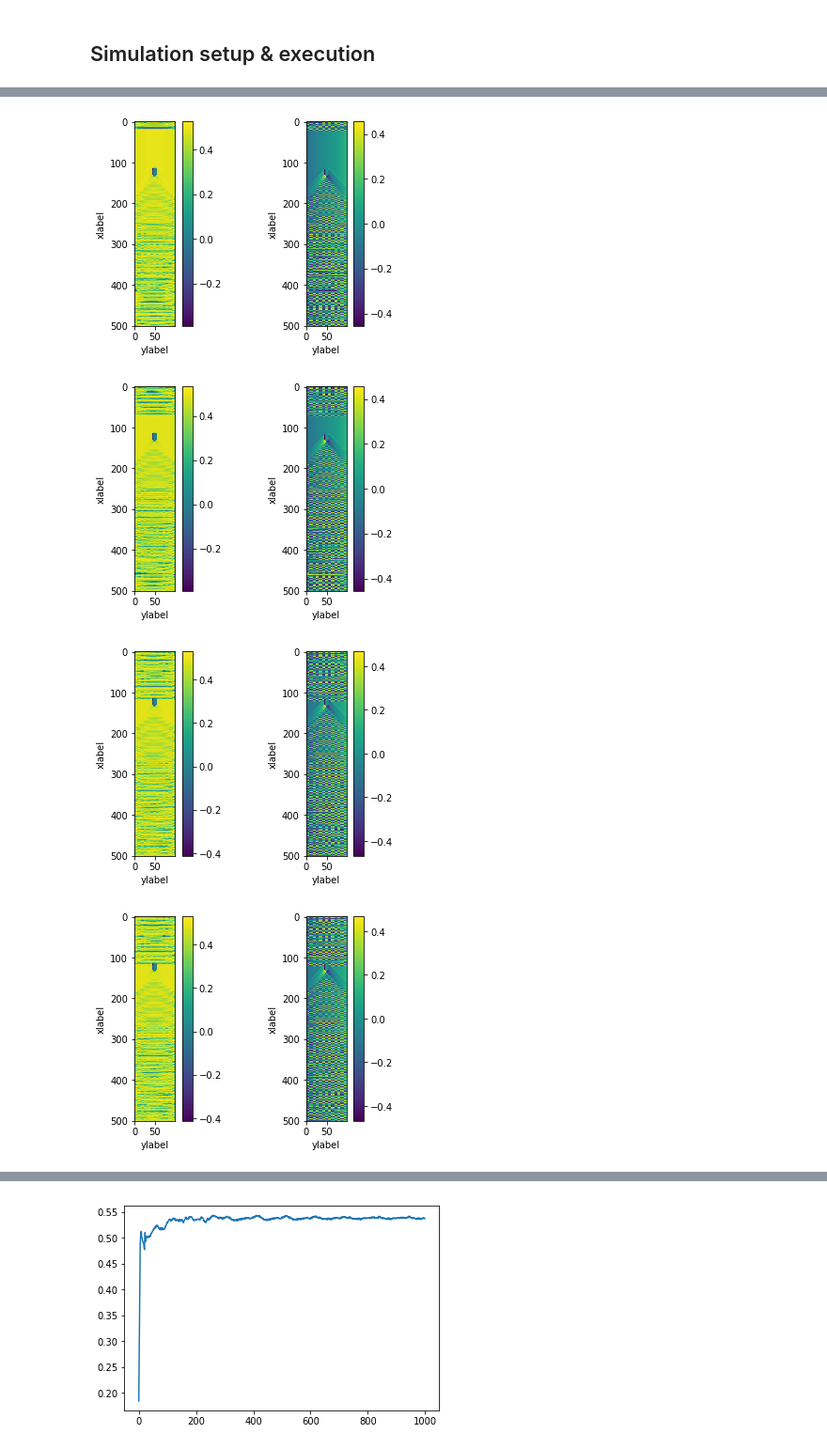
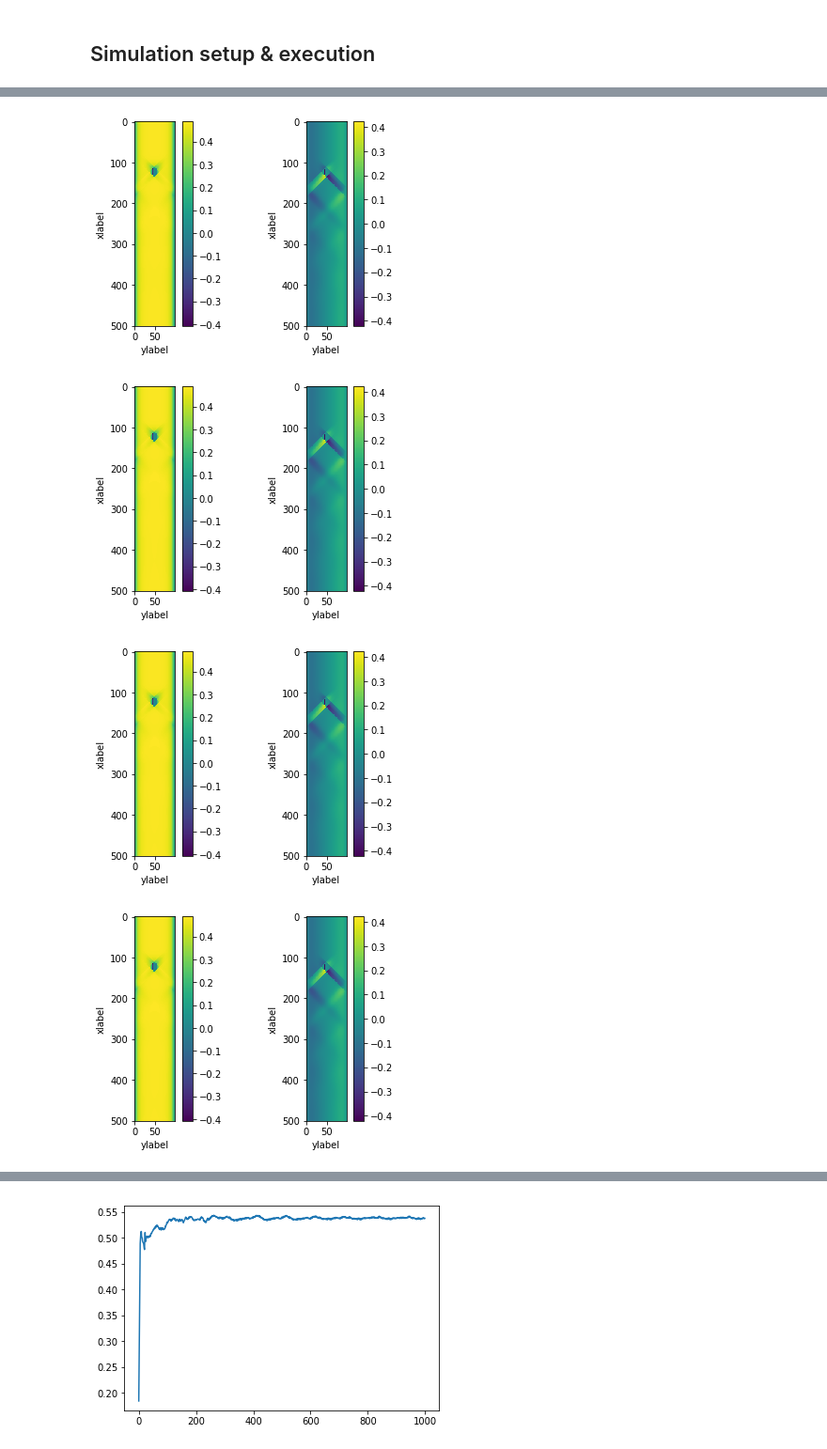
Before and after one commit to VHeusinkveld/CP3-lattice-boltzmann_model, a Jupyter notebook: Excecute_simulation.ipynb, the cells around one changed output, grey strips where cells are left out. Shown at 94% size. Drawn from its saved outputs; the diff is of its cells as text; code cells hidden in the pictures.

```diff
--- a/Excecute_simulation.ipynb
+++ b/Excecute_simulation.ipynb
@@ -20,7 +20,7 @@ sim.P = 1
 sim.epsilon = 0#0.0001
 sim.max_iterations = 500
 sim.plot_iteration = 50
-sim.nu = 0.2
+sim.nu = 2
 sim.dv = 0.05
 
 # Square obstruction
@@ -51,6 +51,6 @@ print('Total run time =', total_time)
-[figure, old version]
+[figure, new version]
-[figure, old version]
+[figure, new version]
-[figure, old version]
+[figure, new version]
-[figure, old version]
+[figure, new version]
 Maximum number of iterations (500) have been reached. It is adviced to increase the maximum number of iterations or increase the error tolerance (epsilon).
 ----------------------------
```
Also changed, not shown: parts of 2 cells of this notebook, 2 other files.
